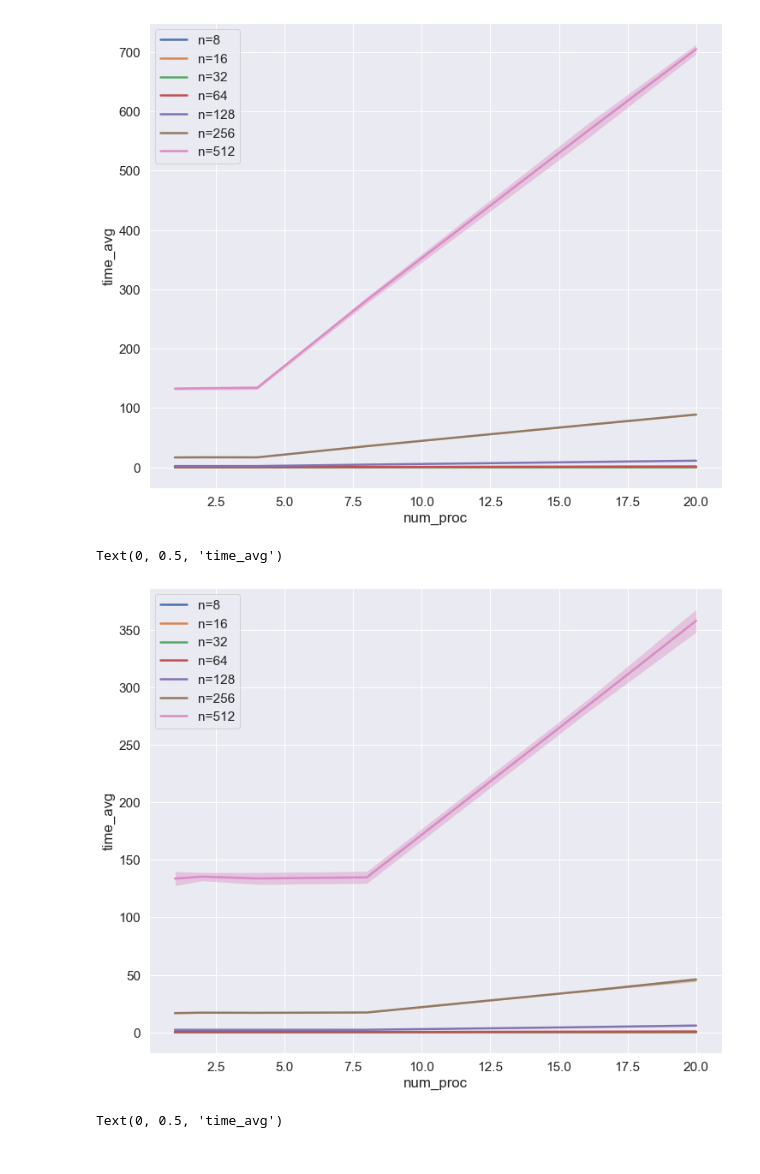
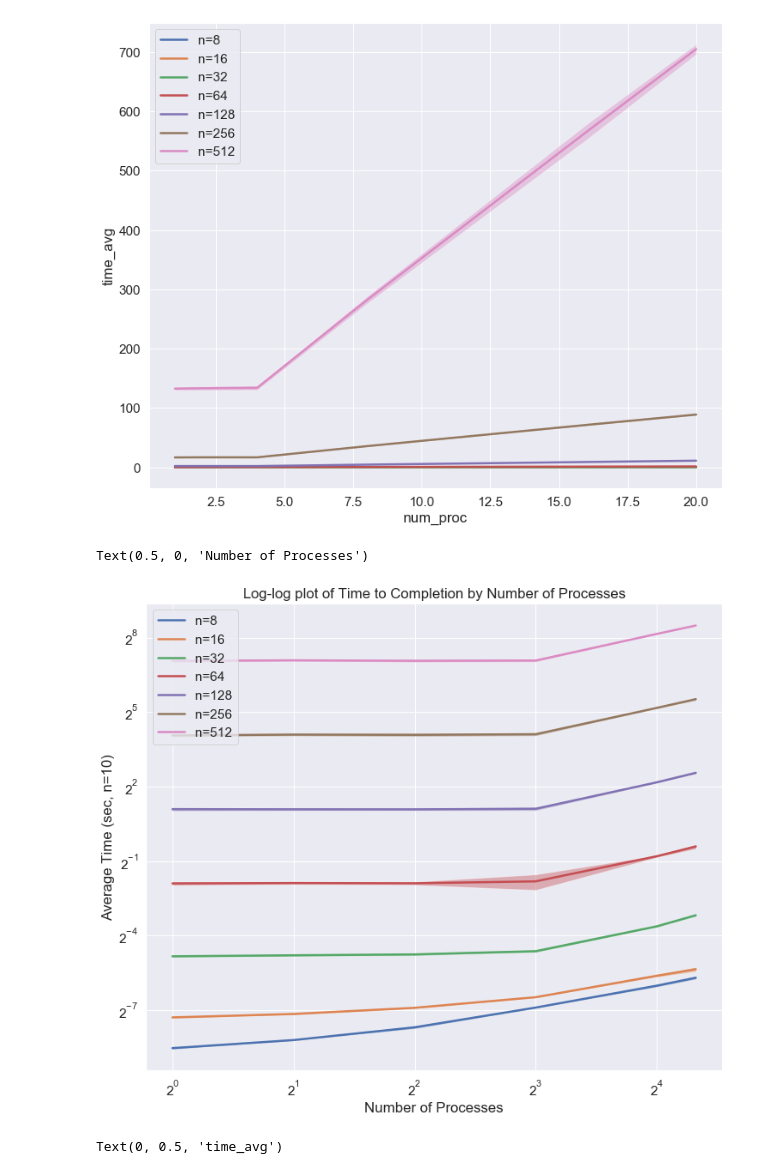
Before and after one commit to chiennifer/Public-DSC291, a Jupyter notebook: hw2/Team001_HW2_Jennifer's_visualizations.ipynb, the cells around one changed output. Saved outputs shown, nothing was run; the diff lists cells and outputs as text; code cells hidden in the pictures.

Commit message:
final jupyter graphs

```diff
--- a/hw2/Team001_HW2_Jennifer's_visualizations.ipynb
+++ b/hw2/Team001_HW2_Jennifer's_visualizations.ipynb
@@ -47,0 +183,18 @@ r5large=pd.read_csv(os.getcwd()+'/Data/r5large.csv')
+# %%
+sns.set(font_scale=1.4)
+ax = c5large[c5large.num_proc == 20].set_index('size_arr')['time_avg'].plot(figsize=(12, 10), linewidth=2.5, label="c5large")
+c5xlarge[c5xlarge.num_proc == 20].set_index('size_arr')['time_avg'].plot(figsize=(12, 10), linewidth=2.5, label="c5xlarge")
+c52xlarge[c52xlarge.num_proc == 20].set_index('size_arr')['time_avg'].plot(figsize=(12, 10), linewidth=2.5, label="c52xlarge")
+m5large[m5large.num_proc == 20].set_index('size_arr')['time_avg'].plot(figsize=(12, 10), linewidth=2.5, label="m5large")
+m5xlarge[m5xlarge.num_proc == 20].set_index('size_arr')['time_avg'].plot(figsize=(12, 10), linewidth=2.5, label="m5xlarge")
+m52xlarge[m52xlarge.num_proc == 20].set_index('size_arr')['time_avg'].plot(figsize=(12, 10), linewidth=2.5, label="m52xlarge")
+r5large[r5large.num_proc == 20].set_index('size_arr')['time_avg'].plot(figsize=(12, 10), linewidth=2.5, label="r5large")
+r5xlarge[r5xlarge.num_proc == 20].set_index('size_arr')['time_avg'].plot(figsize=(12, 10), linewidth=2.5, label="r5xlarge")
+r52xlarge[r52xlarge.num_proc == 20].set_index('size_arr')['time_avg'].plot(figsize=(12, 10), linewidth=2.5, label="r52xlarge")
+
+ax.legend()
+ax.set_ylabel("Log(Average Time (sec, n=10))")
+ax.set_xlabel("Log(N matrix size)")
+plt.pyplot.xscale('log',basex=2)
+plt.pyplot.yscale('log',basey=2)
+plt.pyplot.title("Log-Log Plot of Time to Completion by Matrix Size for Different Instance Types")
@@ -47,0 +204,12 @@ r5large=pd.read_csv(os.getcwd()+'/Data/r5large.csv')
+# %%
+sns.set(font_scale=1.4)
+ax=c5xlarge[c5xlarge.num_proc == 20].set_index('size_arr')['time_avg'].plot(figsize=(12, 10), linewidth=2.5, label="c5xlarge")
+m5xlarge[m5xlarge.num_proc == 20].set_index('size_arr')['time_avg'].plot(figsize=(12, 10), linewidth=2.5, label="m5xlarge")
+r5xlarge[r5xlarge.num_proc == 20].set_index('size_arr')['time_avg'].plot(figsize=(12, 10), linewidth=2.5, label="r5xlarge")
+
+ax.legend()
+ax.set_ylabel("Log(Average Time (sec, n=10))")
+ax.set_xlabel("Log(N matrix size)")
+plt.pyplot.xscale('log',basex=2)
+plt.pyplot.yscale('log',basey=2)
+plt.pyplot.title("Log-Log Plot of Time to Completion by Matrix Size for Different Instance Types")
@@ -299,6 +472,9 @@ ax.set_ylabel("time_avg")
 Text(0, 0.5, 'time_avg')
 [figure]
 # %%
+import matplotlib as plt
+import seaborn as sns
+
 sns.set(font_scale=1.4)
 ax = m54xlarge[m54xlarge.size_arr == 8].set_index('num_proc')['time_avg'].plot(figsize=(12, 10), linewidth=2.5, label="n=8")
 m54xlarge[m54xlarge.size_arr == 16].set_index('num_proc')['time_avg'].plot(figsize=(12, 10), linewidth=2.5, label="n=16")
@@ -312,36 +488,42 @@ ax.fill_between(m54xlarge[m54xlarge.size_arr == 8]['num_proc'],
                 m54xlarge[m54xlarge.size_arr == 8]['time_avg']+2*m54xlarge[m54xlarge.size_arr == 8]['time_std'],
                 m54xlarge[m54xlarge.size_arr == 8]['time_avg']-2*m54xlarge[m54xlarge.size_arr == 8]['time_std'],
                 alpha = 0.4, interpolate=True)
 ax.fill_between(m54xlarge[m54xlarge.size_arr == 16]['num_proc'],
                 m54xlarge[m54xlarge.size_arr == 16]['time_avg']+2*m54xlarge[m54xlarge.size_arr == 16]['time_std'],
                 m54xlarge[m54xlarge.size_arr == 16]['time_avg']-2*m54xlarge[m54xlarge.size_arr == 16]['time_std'],
                 alpha = 0.4, interpolate=True)
 ax.fill_between(m54xlarge[m54xlarge.size_arr == 32]['num_proc'],
                 m54xlarge[m54xlarge.size_arr == 32]['time_avg']+2*m54xlarge[m54xlarge.size_arr == 32]['time_std'],
                 m54xlarge[m54xlarge.size_arr == 32]['time_avg']-2*m54xlarge[m54xlarge.size_arr == 32]['time_std'],
                 alpha = 0.4, interpolate=True)
 ax.fill_between(m54xlarge[m54xlarge.size_arr == 64]['num_proc'],
                 m54xlarge[m54xlarge.size_arr == 64]['time_avg']+2*m54xlarge[m54xlarge.size_arr == 64]['time_std'],
                 m54xlarge[m54xlarge.size_arr == 64]['time_avg']-2*m54xlarge[m54xlarge.size_arr == 64]['time_std'],
                 alpha = 0.4, interpolate=True)
 ax.fill_between(m54xlarge[m54xlarge.size_arr == 128]['num_proc'],
                 m54xlarge[m54xlarge.size_arr == 128]['time_avg']+2*m54xlarge[m54xlarge.size_arr == 128]['time_std'],
                 m54xlarge[m54xlarge.size_arr == 128]['time_avg']-2*m54xlarge[m54xlarge.size_arr == 128]['time_std'],
                 alpha = 0.4, interpolate=True)
 ax.fill_between(m54xlarge[m54xlarge.size_arr == 256]['num_proc'],
                 m54xlarge[m54xlarge.size_arr == 256]['time_avg']+2*m54xlarge[m54xlarge.size_arr == 256]['time_std'],
                 m54xlarge[m54xlarge.size_arr == 256]['time_avg']-2*m54xlarge[m54xlarge.size_arr == 256]['time_std'],
                 alpha = 0.4, interpolate=True)
 ax.fill_between(m54xlarge[m54xlarge.size_arr == 512]['num_proc'],
                 m54xlarge[m54xlarge.size_arr == 512]['time_avg']+2*m54xlarge[m54xlarge.size_arr == 512]['time_std'],
                 m54xlarge[m54xlarge.size_arr == 512]['time_avg']-2*m54xlarge[m54xlarge.size_arr == 512]['time_std'],
                 alpha = 0.4, interpolate=True)
 
 ax.legend()
-ax.set_ylabel("time_avg")
+plt.pyplot.title("Log-log plot of Time to Completion by Number of Processes")
+plt.pyplot.xscale('log',basex=2)
+plt.pyplot.yscale('log',basey=2)
+ax.set_ylabel("Average Time (sec, n=10)")
+ax.set_xlabel("Number of Processes")
+
+# Both the number of processes and average time to run are plotted in a log scale. As we increase the size of the matrix multiplication
 # %% [output]
-Text(0, 0.5, 'time_avg')
+Text(0.5, 0, 'Number of Processes')
-[figure, old version]
+[figure, new version]
 # %%
 sns.set(font_scale=1.4)
 ax = r5large[r5large.size_arr == 8].set_index('num_proc')['time_avg'].plot(figsize=(12, 10), linewidth=2.5, label="n=8")
```
Also changed, not shown: parts of 7 cells of this notebook, 1 other file.
